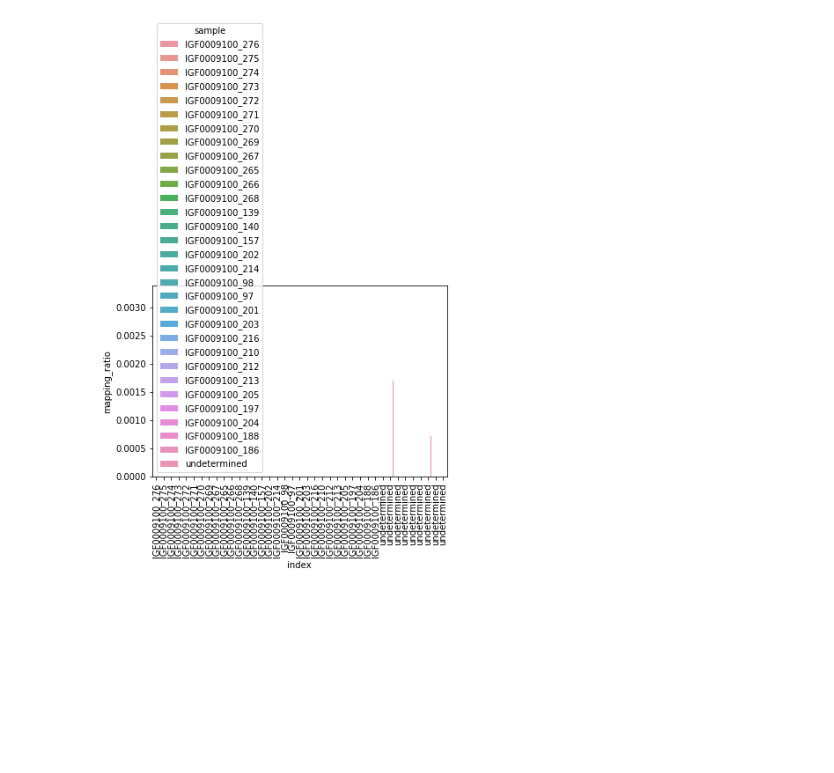
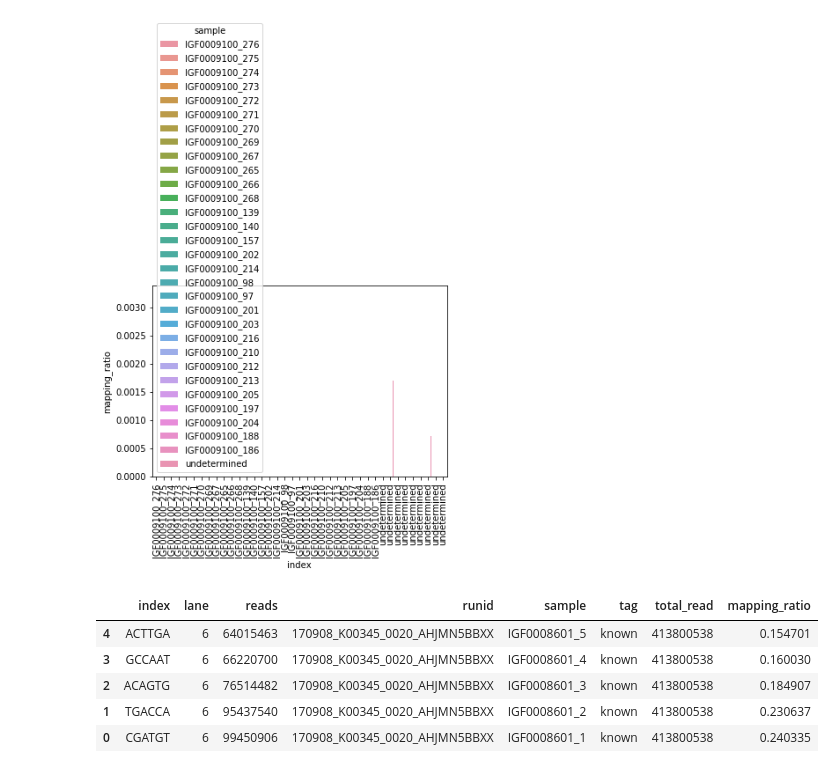
Before and after one commit to avikdatta/ipython_notebook_backup, a Jupyter notebook: qc_stats/check barcode.ipynb, the cells around one changed output. Cells and saved outputs as stored; diff of their text form; code cells hidden in the pictures; blank space fills up the shorter version.

```diff
--- a/qc_stats/check barcode.ipynb
+++ b/qc_stats/check barcode.ipynb
@@ -88,0 +134,2 @@ plt.show()
+# %%
+data1=get_dataframe_from_stats_json(json_file='../../test_dir/stats_parsing/atanur_3-7-2017_starr_Stats.json')
@@ -88,0 +142,9 @@ plt.show()
+# %%
+data.head()
+# %% [output]
+|  | index | lane | reads | runid | sample | tag | total_read | mapping_ratio |
+| 4 | ACTTGA | 6 | 64015463 | 170908_K00345_0020_AHJMN5BBXX | IGF0008601_5 | known | 413800538 | 0.154701 |
+| 3 | GCCAAT | 6 | 66220700 | 170908_K00345_0020_AHJMN5BBXX | IGF0008601_4 | known | 413800538 | 0.160030 |
+| 2 | ACAGTG | 6 | 76514482 | 170908_K00345_0020_AHJMN5BBXX | IGF0008601_3 | known | 413800538 | 0.184907 |
+| 1 | TGACCA | 6 | 95437540 | 170908_K00345_0020_AHJMN5BBXX | IGF0008601_2 | known | 413800538 | 0.230637 |
+| 0 | CGATGT | 6 | 99450906 | 170908_K00345_0020_AHJMN5BBXX | IGF0008601_1 | known | 413800538 | 0.240335 |
```
Also changed, not shown: parts of 26 cells of this notebook.
